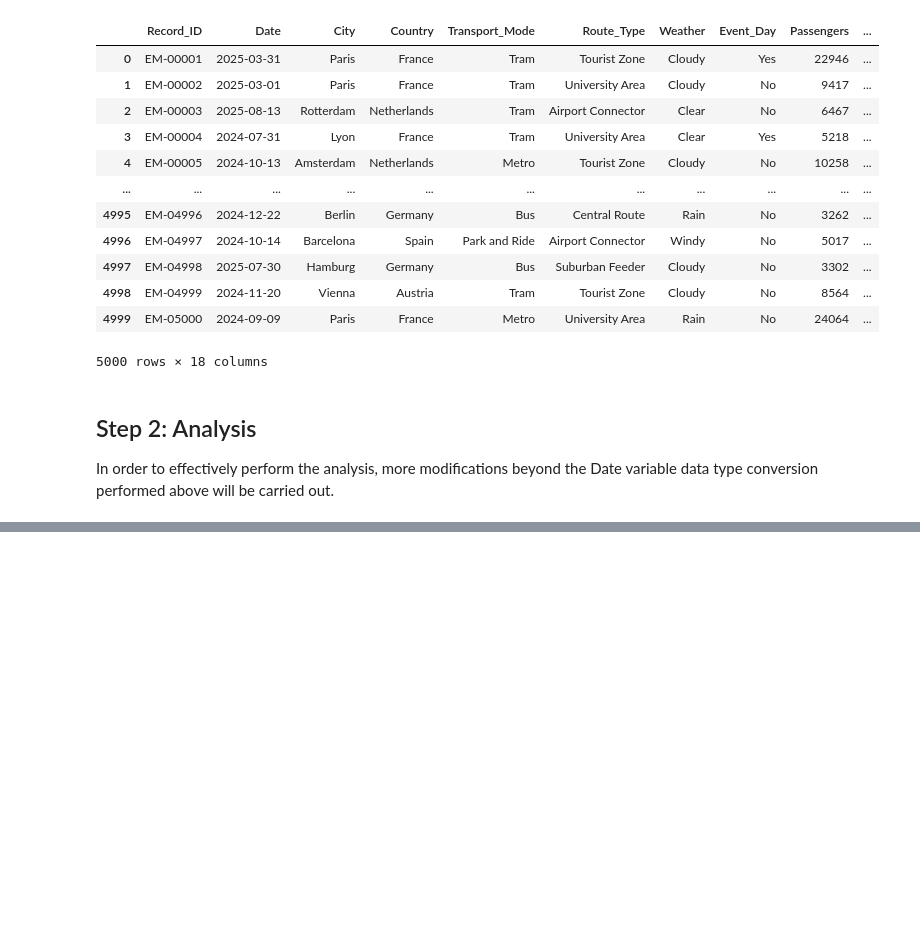
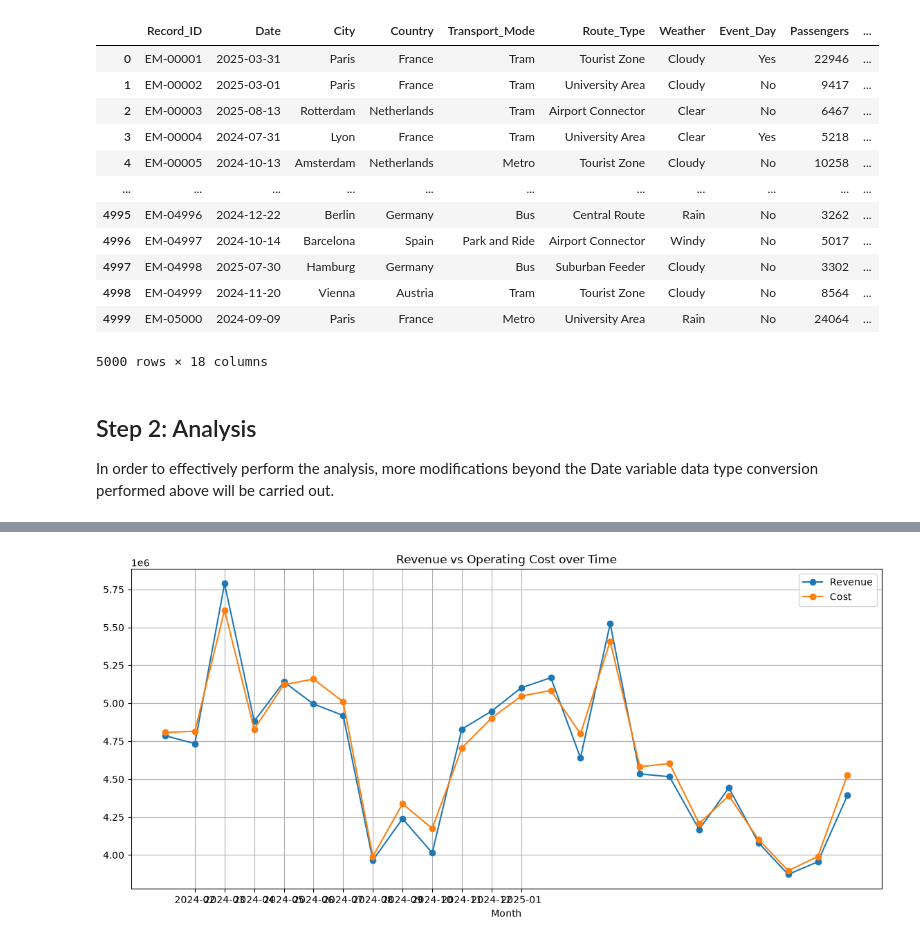
Before and after one commit to Mimi97-aqua/msc_projects, a Jupyter notebook: com7021/analysis.ipynb, the cells around one changed output, grey strips where cells are left out. Saved outputs shown, nothing was run; the diff lists cells and outputs as text; code cells hidden in the pictures; blank space fills up the shorter version.

```diff
--- a/com7021/analysis.ipynb
+++ b/com7021/analysis.ipynb
@@ -244,3 +242,16 @@ plt.show()
+# %%
+# continuation - ticket revenue vs operating cost over time (using method chaining)
+(
+    df.groupby('Month').agg(
+        Revenue=('Ticket_Revenue_EUR', 'sum'),
+        Cost=('Operating_Cost_EUR', 'sum')
+    ).reset_index().sort_values('Month')
+    .plot(x='Month', y=['Revenue', 'Cost'], kind='line', marker='o', figsize=(14,6), title='Revenue vs Operating Cost over Time', grid=True,
+          xticks=range(1,13))
+)
+plt.show()
+# %% [output]
+[figure, added]
 # %%
 df.dtypes
 # %% [output]
```
Also changed, not shown: parts of 2 cells of this notebook.
